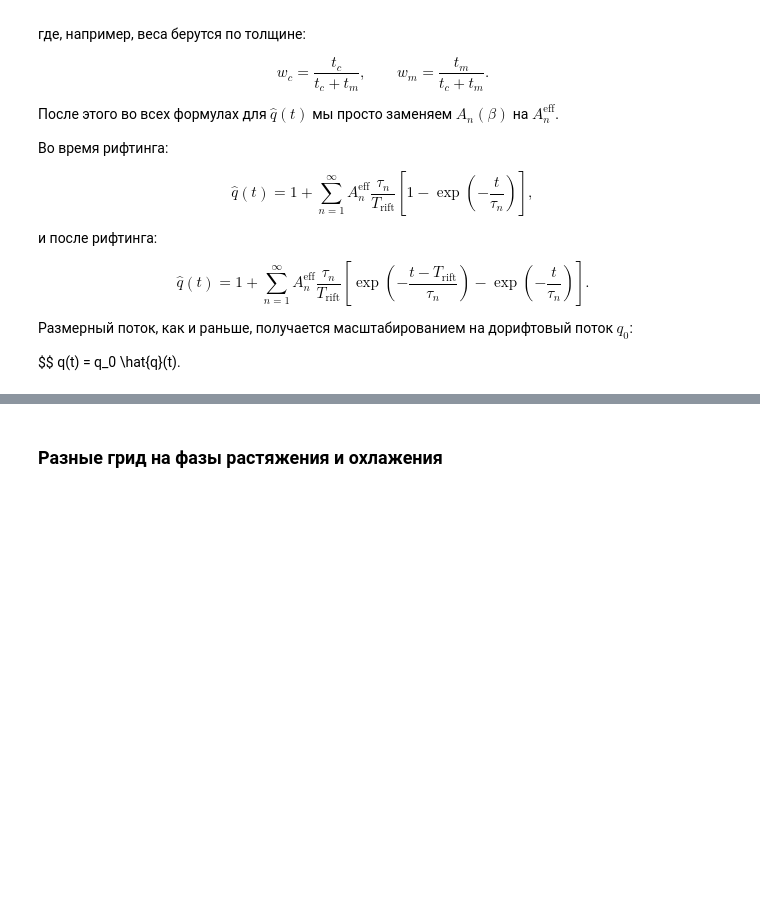
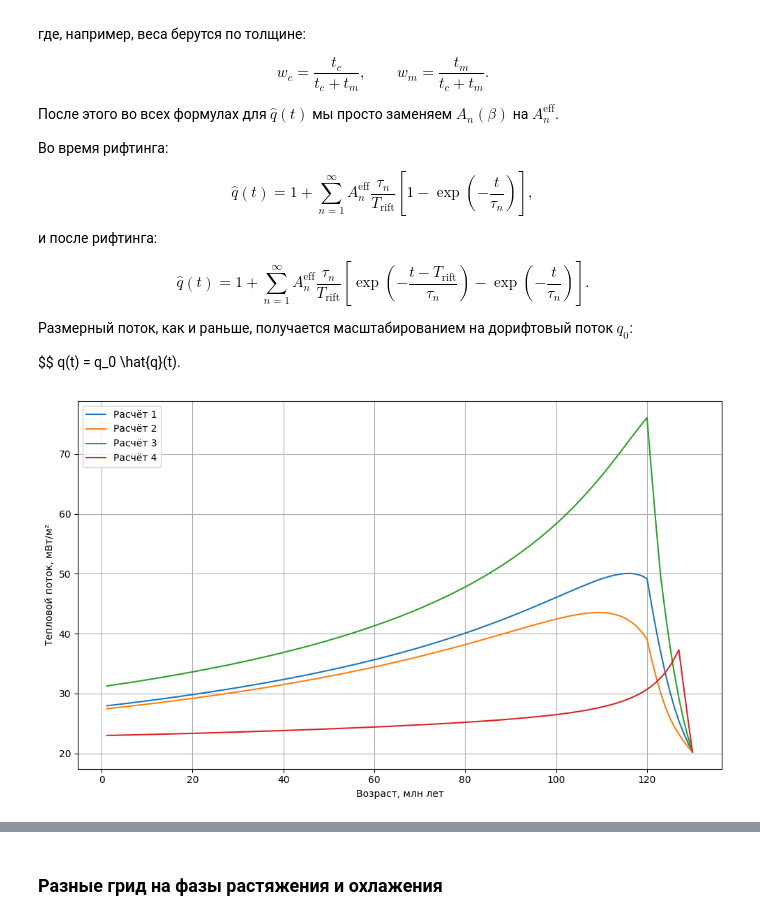
Before and after one commit to MariiaKalinina/heat-transfer-pinn, a Jupyter notebook: heatflux_test copy.ipynb, the cells around one changed output, grey strips where cells are left out. Cells and saved outputs as stored; diff of their text form; code cells hidden in the pictures; blank space fills up the shorter version.

```diff
--- a/heatflux_test copy.ipynb
+++ b/heatflux_test copy.ipynb
@@ -483,6 +483,79 @@ $$
 
 $$
 q(t) = q_0 \hat{q}(t).
+# %%
+import matplotlib.pyplot as plt
+import re
+
+MAX_CALC = 22  # максимум расчётов
+
+times = [[] for _ in range(MAX_CALC)]
+fluxes = [[] for _ in range(MAX_CALC)]
+
+filename = "petromod_all.txt"   # <--- your new file
+
+current_calc = None  # номер текущего расчёта (0..21)
+
+with open(filename, encoding="utf-8") as f:
+    for line in f:
+        line = line.strip()
+        if not line:
+            continue
+
+        # ---- определяем начало блока "расчет N" ----
+        if line.lower().startswith("расчет"):
+            m = re.search(r"(\d+)", line)
+            if m:
+                n = int(m.group(1))
+                if 1 <= n <= MAX_CALC:
+                    current_calc = n - 1
+                else:
+                    current_calc = None
+            continue
+
+        # ---- пропускаем строку заголовка ----
+        if "Возраст" in line and "Q" in line:
+            continue
+
+        # если ещё не встретили "расчет N" — игнорируем
+        if current_calc is None:
+            continue
+
+        # ---- читаем строку со значениями ----
+        line = line.replace(",", ".")
+        parts = line.split()
+        if len(parts) < 2:
+            continue
+
+        try:
+            t = float(parts[0])
+            q = float(parts[1])
+        except ValueError:
+            continue
+
+        times[current_calc].append(t)
+        fluxes[current_calc].append(q)
+
+# -------------------------------------------------------
+# Здесь всё как в твоём коде: ВЫБОР РАСЧЁТОВ И ПОСТРОЕНИЕ
+# -------------------------------------------------------
+
+cols_to_plot = list(range(0, 6))  # например, расчёты 1..6 из файла
+
+plt.figure(figsize=(10, 6))
+
+for col in cols_to_plot:
+    if times[col]:  # если расчёт существует
+        plt.plot(times[col], fluxes[col], label=f"Расчёт {col+1}")
+
+plt.xlabel("Возраст, млн лет")
+plt.ylabel("Тепловой поток, мВт/м²")
+plt.grid(True)
+plt.legend()
+plt.tight_layout()
+plt.show()
+# %% [output]
+[figure, added]
 # %%
 import numpy as np
 import matplotlib.pyplot as plt
```
Also changed, not shown: parts of 5 cells of this notebook, 6 other files.
